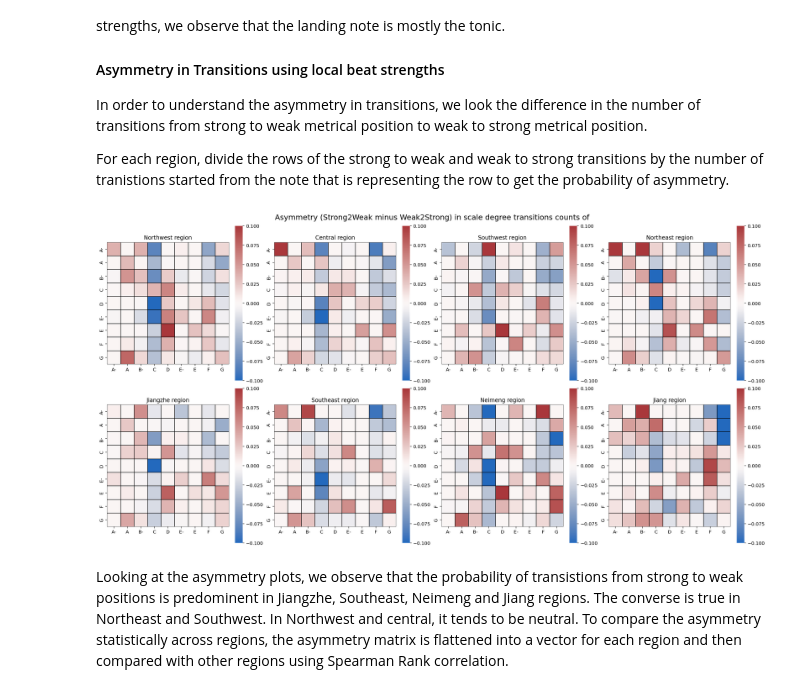
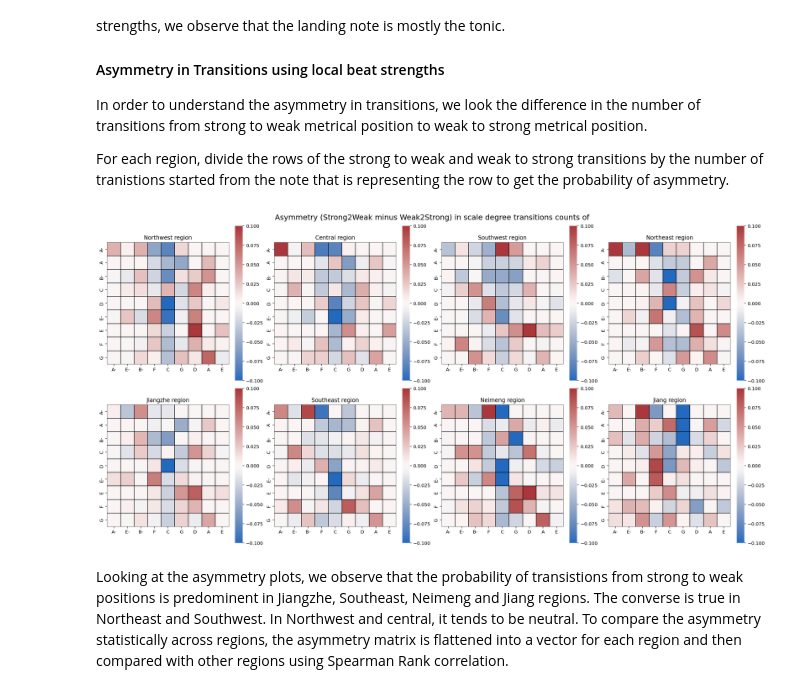
Before and after one commit to ravinitheshreddy/Digital-Musicology-Project, a Jupyter notebook: milestone3_results_quantification.ipynb, the cells around one changed output. Cells and saved outputs as stored; diff of their text form; code cells hidden in the pictures.

Commit message:
heatmap sorted based on fifths

```diff
--- a/milestone3_results_quantification.ipynb
+++ b/milestone3_results_quantification.ipynb
@@ -514,6 +515,11 @@ From these transitions involving metrical structure, we observe that the notes i
 In order to understand the asymmetry in transitions, we look the difference in the number of transitions from strong to weak metrical position to weak to strong metrical position.
 
 For each region, divide the rows of the strong to weak and weak to strong transitions by the number of tranistions started from the note that is representing the row to get the probability of asymmetry.
+# %%
+fifth_mapping = {'C': 0, 'D': 2, 'E': 4, 'F': -1, 'G': 1, 'A': 3, 'E-': -3, 'A-': -4, 'B-': -2}
+
+def fifth_sort_key(pc):
+    return fifth_mapping[pc]
 # %%
 region_pitch_asymmetry = {}
 
@@ -536,35 +542,36 @@ for gloc in geo_divisions:
     sorted_probs_S2W = sort_dict(pitchclass_transition_localbs_S2W[gloc])
     gloc_matrix_S2W = pd.DataFrame.from_dict(sorted_probs_S2W).T.fillna(0)
     gloc_matrix_S2W = gloc_matrix_S2W.reindex(sorted(gloc_matrix_S2W.columns), axis=1)
     gloc_matrix_S2W.rename(columns=lambda s: str(s)[:-2], index=lambda s: str(s)[:-2], inplace=True)
 
     sorted_probs_E2E = sort_dict(pitchclass_transition_localbs_E2E[gloc])
     gloc_matrix_E2E = pd.DataFrame.from_dict(sorted_probs_E2E).T.fillna(0)
     gloc_matrix_E2E = gloc_matrix_E2E.reindex(sorted(gloc_matrix_E2E.columns), axis=1)
     gloc_matrix_E2E.rename(columns=lambda s: str(s)[:-2], index=lambda s: str(s)[:-2], inplace=True)
 
     overall_matrix = pd.concat([gloc_matrix_S2W, gloc_matrix_W2S, gloc_matrix_E2E], axis=1).sum(axis=1)
 
-
     gloc_matrix_W2S_norm = gloc_matrix_W2S.div(overall_matrix, axis=0).fillna(0)
     gloc_matrix_S2W_norm = gloc_matrix_S2W.div(overall_matrix, axis=0).fillna(0)
 
     gloc_matrix = gloc_matrix_S2W_norm.subtract(gloc_matrix_W2S_norm)
+    gloc_matrix = gloc_matrix.reindex(sorted(gloc_matrix.columns, key = fifth_sort_key), axis=1)
+
 
     region_pitch_asymmetry[gloc] = gloc_matrix
 
     if gloc_matrix.to_numpy().min() < vmin:
         vmin = gloc_matrix.to_numpy().min()
 
     if gloc_matrix.to_numpy().max()< vmax:
         vmax = gloc_matrix.to_numpy().max()
 
 for ax, gloc in zip(axes.flat, region_pitch_asymmetry):
 
     ax_ = sns.heatmap(region_pitch_asymmetry[gloc], cmap= colormap, square=True, linecolor='black', linewidths=0.1, ax=ax, vmin=vmin, vmax=vmax)
     ax_.set_title("{} region".format(gloc))
 # %% [output]
-[figure, old version]
+[figure, new version]
 # %% [markdown]
 Looking at the asymmetry plots, we observe that the probability of transistions from strong to weak positions is predominent in Jiangzhe, Southeast, Neimeng and Jiang regions. The converse is true in Northeast and Southwest. In Northwest and central, it tends to be neutral. To compare the asymmetry statistically across regions, the asymmetry matrix is flattened into a vector for each region and then compared with other regions using Spearman Rank correlation.
 # %%
```
Also changed, not shown: parts of 4 cells of this notebook, 1 other file.
